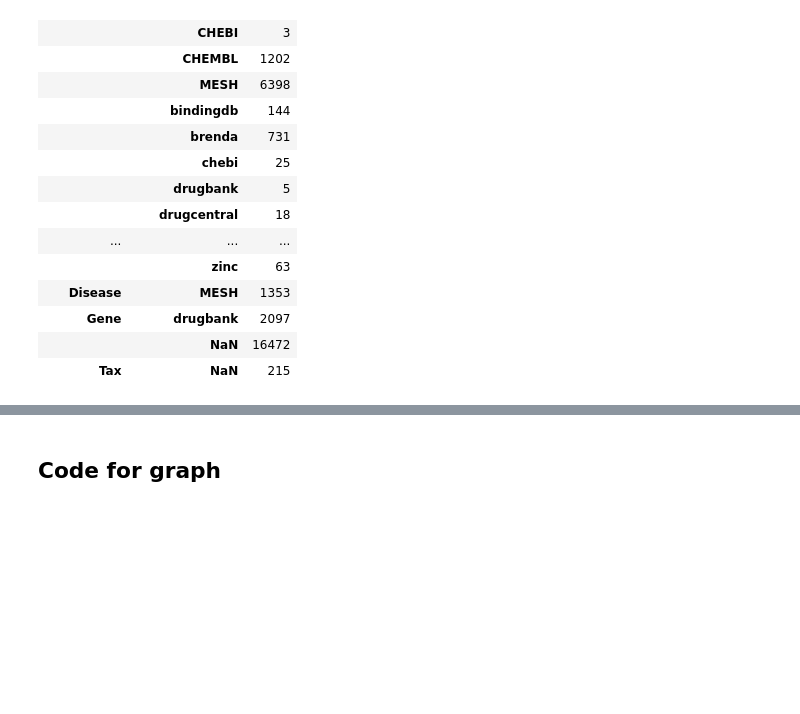
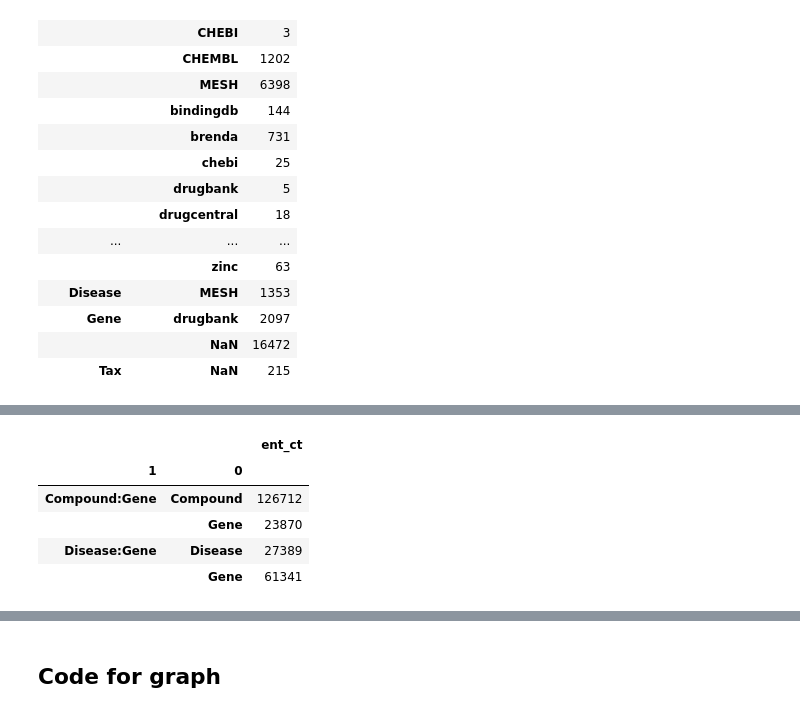
Before and after one commit to Ale9806/SIMPLLM, a Jupyter notebook: DEVELOPER - DRKG_mapping_with_BiolinkBERT copy.ipynb, the cells around one changed output, grey strips where cells are left out. Saved outputs shown, nothing was run; the diff lists cells and outputs as text; code cells hidden in the pictures; blank space fills up the shorter version.

```diff
--- a/DEVELOPER - DRKG_mapping_with_BiolinkBERT copy.ipynb
+++ b/DEVELOPER - DRKG_mapping_with_BiolinkBERT copy.ipynb
@@ -576,0 +599,13 @@ drkg_unmatched.drop_duplicates(subset=['entity_type','ontology_name'])
+# %%
+# count number of head entity types (maybe the more prevalent order should be prioritized)
+ent_check_list = ['Compound:Gene','Disease:Gene']
+drkg_test[drkg_test[1].isin(ent_check_list)].groupby([1,0]).agg(
+    ent_ct = (0, 'count')
+)
+# %% [output]
+|  |  | ent_ct |
+| 1 | 0 |  |
+| Compound:Gene | Compound | 126712 |
+|  | Gene | 23870 |
+| Disease:Gene | Disease | 27389 |
+|  | Gene | 61341 |
```
Also changed, not shown: parts of 9 cells of this notebook.
